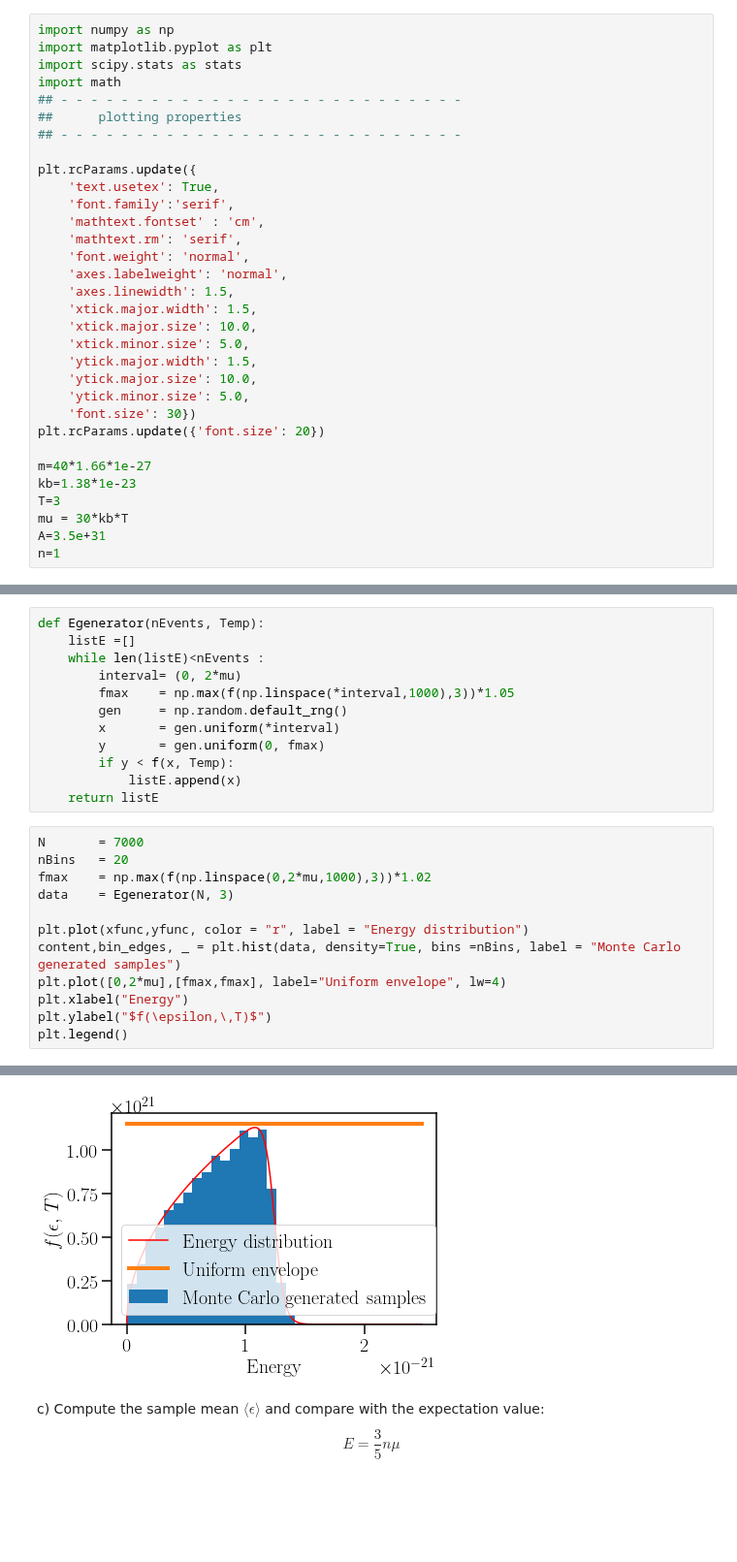
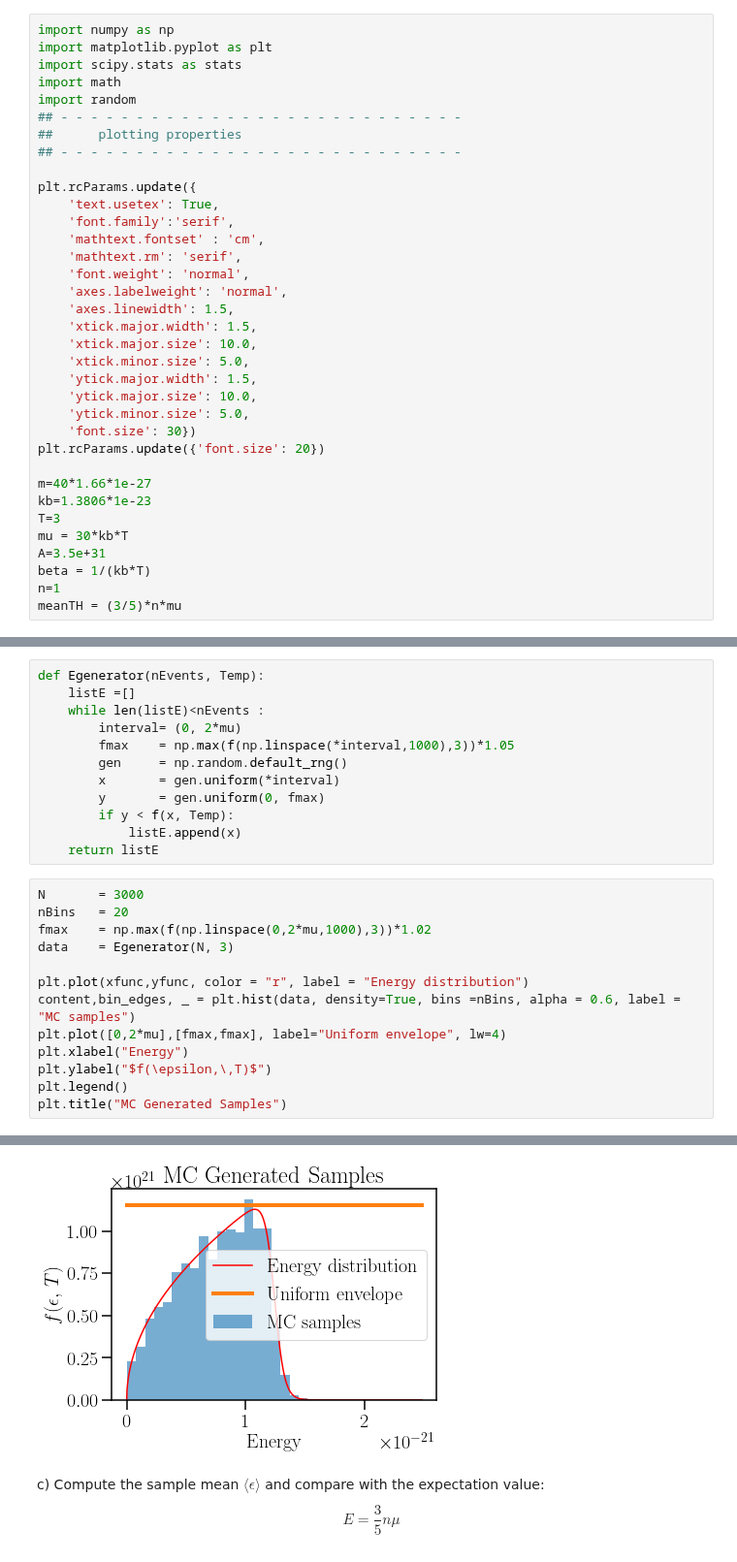
Before and after one commit to Nayaqs/stats, a Jupyter notebook: FinalProject.ipynb, the cells around one changed output, grey strips where cells are left out. Shown at 97% size. Drawn from its saved outputs; the diff is of its cells as text; blank space fills up the shorter version.

```diff
--- a/FinalProject.ipynb
+++ b/FinalProject.ipynb
@@ -5,6 +5,7 @@ import numpy as np
 import matplotlib.pyplot as plt
 import scipy.stats as stats
 import math
+import random
 ## - - - - - - - - - - - - - - - - - - - - - - - - - - -
 ##      plotting properties
 ## - - - - - - - - - - - - - - - - - - - - - - - - - - -
@@ -27,11 +28,13 @@ plt.rcParams.update({
 plt.rcParams.update({'font.size': 20})
 
 m=40*1.66*1e-27
-kb=1.38*1e-23
+kb=1.3806*1e-23
 T=3
 mu = 30*kb*T
 A=3.5e+31
+beta = 1/(kb*T)
 n=1
+meanTH = (3/5)*n*mu
 # %% [markdown]
 Let's plot the function to see the result
 # %%
@@ -78,15 +144,16 @@ def Egenerator(nEvents, Temp):
             listE.append(x)
     return listE
 # %%
-N       = 7000
+N       = 3000
 nBins   = 20
 fmax    = np.max(f(np.linspace(0,2*mu,1000),3))*1.02
 data    = Egenerator(N, 3)
 
 plt.plot(xfunc,yfunc, color = "r", label = "Energy distribution")
-content,bin_edges, _ = plt.hist(data, density=True, bins =nBins, label = "Monte Carlo generated samples")
+content,bin_edges, _ = plt.hist(data, density=True, bins =nBins, alpha = 0.6, label = "MC samples")
 plt.plot([0,2*mu],[fmax,fmax], label="Uniform envelope", lw=4)
 plt.xlabel("Energy")
 plt.ylabel("$f(\epsilon,\,T)$")
 plt.legend()
+plt.title("MC Generated Samples")
 # %% [output]
@@ -94,4 +161,4 @@ plt.legend()
-[figure, old version]
+[figure, new version]
 # %% [markdown]
 c) Compute the sample mean $\langle\epsilon\rangle$ and compare with the expectation value:
 $$
```
Also changed, not shown: parts of 89 cells of this notebook.
